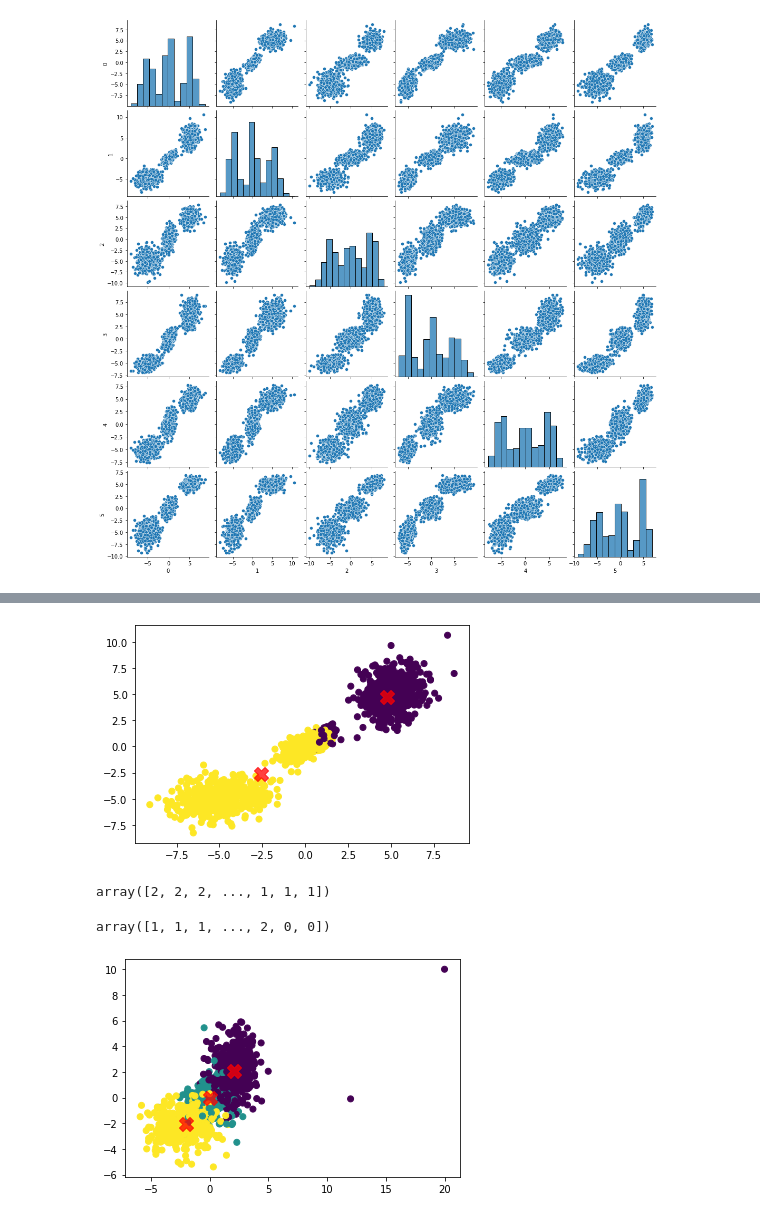
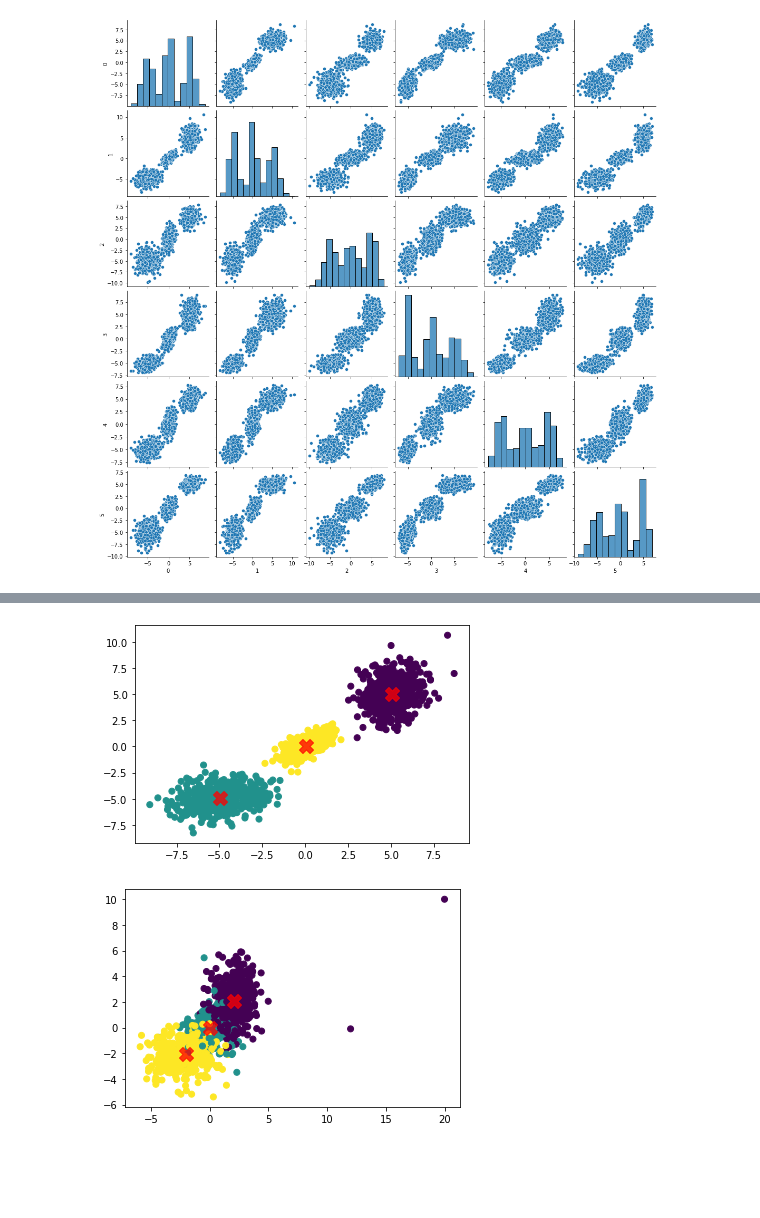
Before and after one commit to maitreRi/DataScience_Revision, a Jupyter notebook: Data_Science_Revision/6 Clustering (K-means, CAH, DBSCAN)/6 TP6.ipynb, the cells around one changed output, grey strips where cells are left out. Drawn from its saved outputs; the diff is of its cells as text; code cells hidden in the pictures; blank space fills up the shorter version.

```diff
--- a/Data_Science_Revision/6 Clustering (K-means, CAH, DBSCAN)/6 TP6.ipynb
+++ b/Data_Science_Revision/6 Clustering (K-means, CAH, DBSCAN)/6 TP6.ipynb
@@ -71,8 +102,9 @@ array([1, 1, 1, ..., 1, 1, 1])
 # %%
-# graph du clustering avec sns
+# kmeans sur dist
+kmeans_dist = KMeans(n_clusters=3, random_state=0).fit(dist)
 plt.scatter(dist[0], dist[1], c=kmeans_dist.labels_)
 # affichages des centres des clusters
 centers = kmeans_dist.cluster_centers_
 plt.scatter(centers[:, 0], centers[:, 1], c='red', s=200, alpha=0.75, marker='X', label='Cluster Centers')
-plt
+plt.show()
 # %% [output]
@@ -80,14 +111,2 @@ plt
-[figure, old version]
+[figure, new version]
-# %%
-# kmeans sur dist
-kmeans_dist = KMeans(n_clusters=3, random_state=0).fit(dist)
-kmeans_dist.labels_
-# %% [output]
-array([2, 2, 2, ..., 1, 1, 1])
-# %%
-# kmeans sur dist
-kmeans_atyp = KMeans(n_clusters=3, random_state=0).fit(atyp)
-kmeans_atyp.labels_
-# %% [output]
-array([1, 1, 1, ..., 2, 0, 0])
 # %%
```
Also changed, not shown: parts of 25 cells of this notebook, 1 other file.
